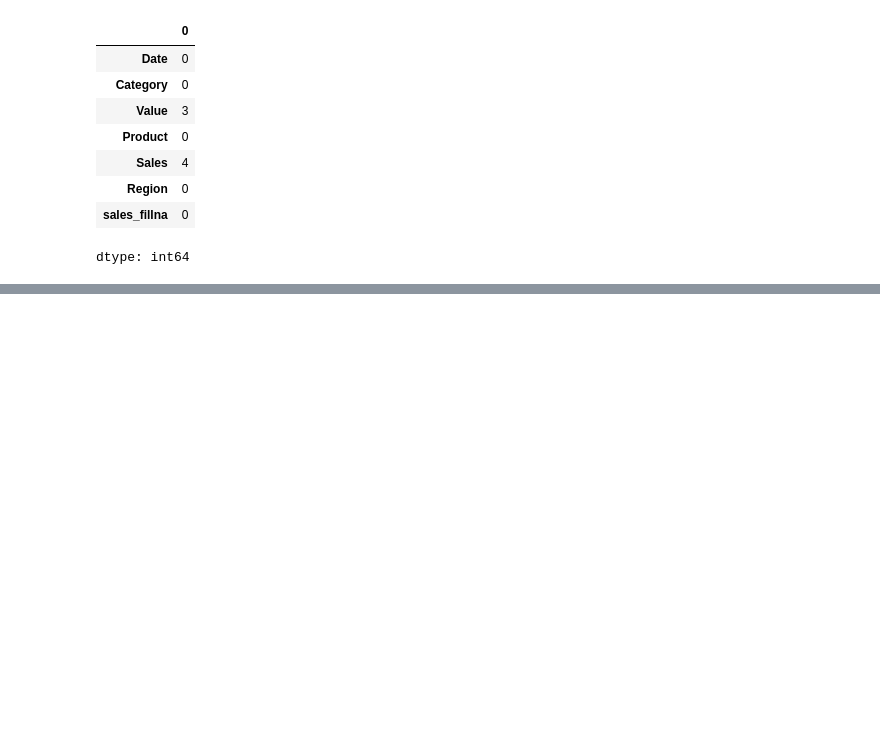
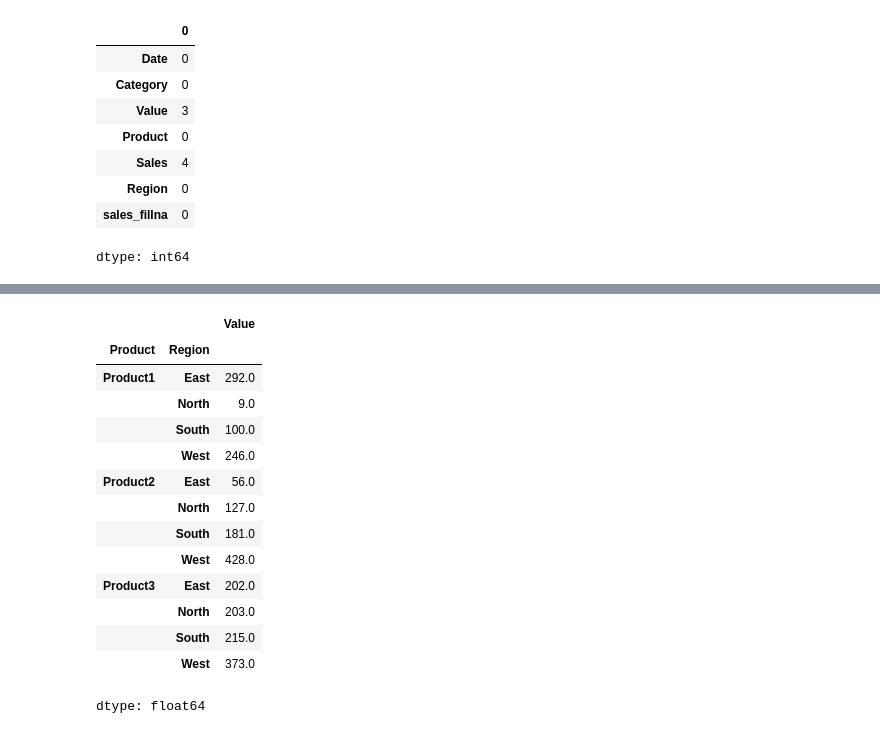
Before and after one commit to HrushhikeshMate/python-practice, a Jupyter notebook: 3_numpy.ipynb, the cells around one changed output, grey strips where cells are left out. Saved outputs shown, nothing was run; the diff lists cells and outputs as text; code cells hidden in the pictures; blank space fills up the shorter version.

```diff
--- a/3_numpy.ipynb
+++ b/3_numpy.ipynb
@@ -208,0 +207,2 @@ df
+# %%
+df['New_value'] = df['Value'].apply(lambda x:x*2)
@@ -208,0 +220,18 @@ df
+# %%
+df.groupby(['Product','Region'])['Value'].sum()
+# %% [output]
+|  |  | Value |
+| Product | Region |  |
+| Product1 | East | 292.0 |
+|  | North | 9.0 |
+|  | South | 100.0 |
+|  | West | 246.0 |
+| Product2 | East | 56.0 |
+|  | North | 127.0 |
+|  | South | 181.0 |
+|  | West | 428.0 |
+| Product3 | East | 202.0 |
+|  | North | 203.0 |
+|  | South | 215.0 |
+|  | West | 373.0 |
+dtype: float64
```
Also changed, not shown: parts of 5 cells of this notebook.
